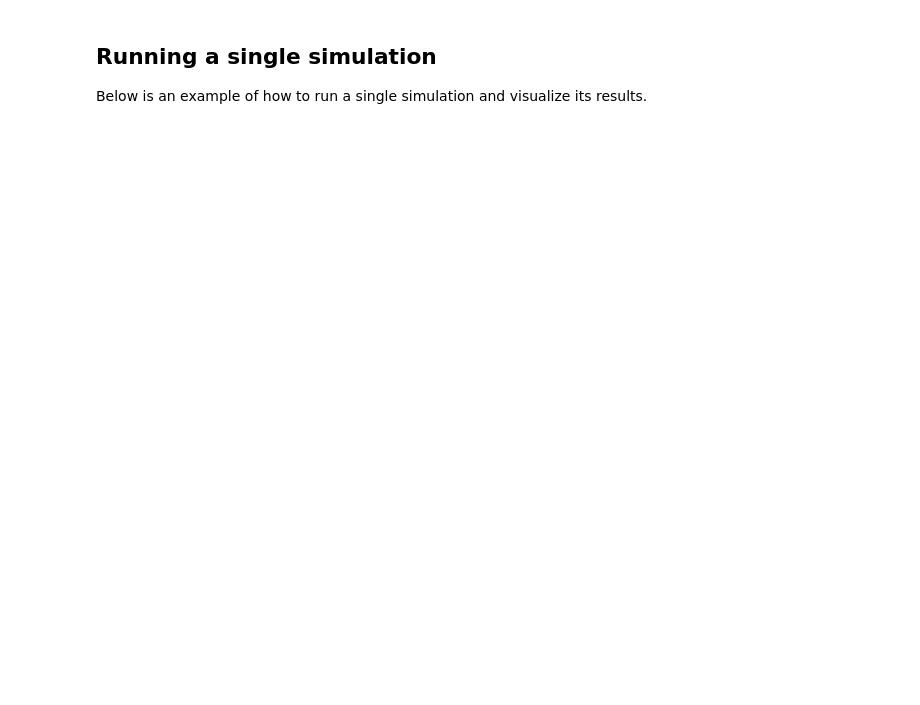
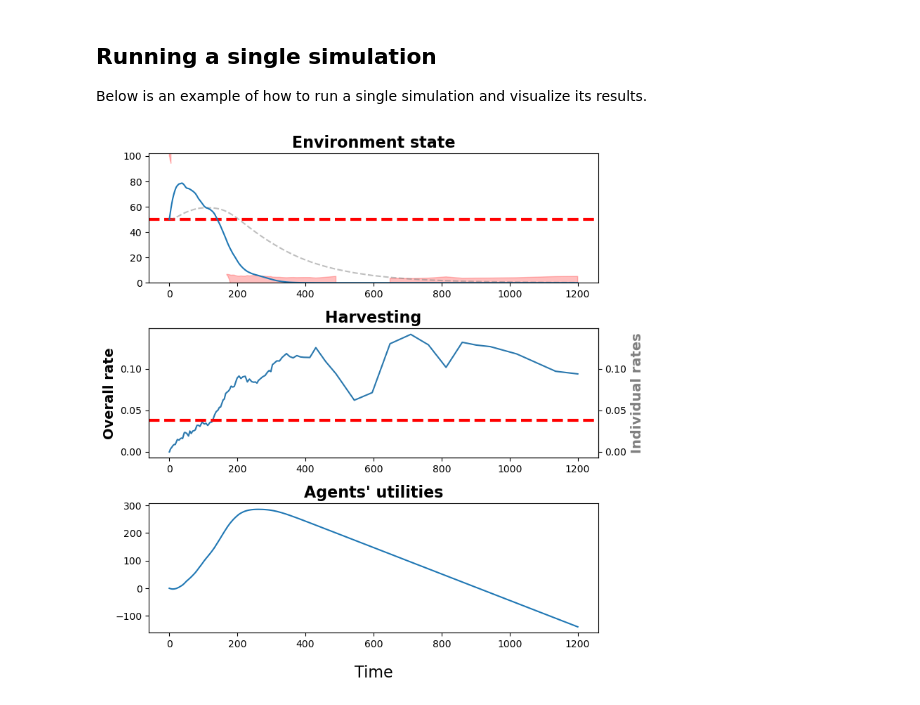
Before and after one commit to iss-obuz/gxr-envir, a Jupyter notebook: notebooks/_ode-example.ipynb, the cells around one changed output. Drawn from its saved outputs; the diff is of its cells as text; code cells hidden in the pictures; blank space fills up the shorter version.

```diff
--- a/notebooks/_ode-example.ipynb
+++ b/notebooks/_ode-example.ipynb
@@ -5,26 +5,39 @@ Below is an example of how to run a single simulation and visualize its results.
 # %%
 from gxr.envir import Config, DynamicsPlotter, EnvirDynamics, EnvirModel
 
 # Configuration for the game; only value to override must be provided;
 # all other options are set to reasonable defaults.
 # Use '.from_disk()' method to populate a config with value from a '.toml' file.
 params = {
     "foresight": {
         "horizon": .1,
     },
+    "model": {
+        "n_agents": 1,
+        "behavior": {
+            "eta": .1,
+            "rules": {
+                "foresight": {
+                    "alpha": 0
+                }
+            }
+        }
+    }
 }
 config   = Config(params)
 model    = EnvirModel(**config["model"])
 dynamics = EnvirDynamics(model)
 
-sol  = dynamics.run(30, progress=True)
-T, E, P, H = sol.get_arrays()
+sol  = dynamics.run(10, progress=True)#.sample(relative=True)
+T, E, P, H, R = sol.get_arrays()
 
 plotter = DynamicsPlotter(dynamics, sol)
 fig, axes = plotter.subplots(nrows=3, figsize=(8, 8))
 
 plotter.plot_state(axes[0], show_vicious=True, show_perceived=True)
 plotter.plot_harvesting(axes[1])
 plotter.plot_utilities(axes[2])
 fig.tight_layout()
 fig
+# %% [output]
+[figure, added]
```
Also changed, not shown: parts of 1 cell of this notebook, 9 other files.
